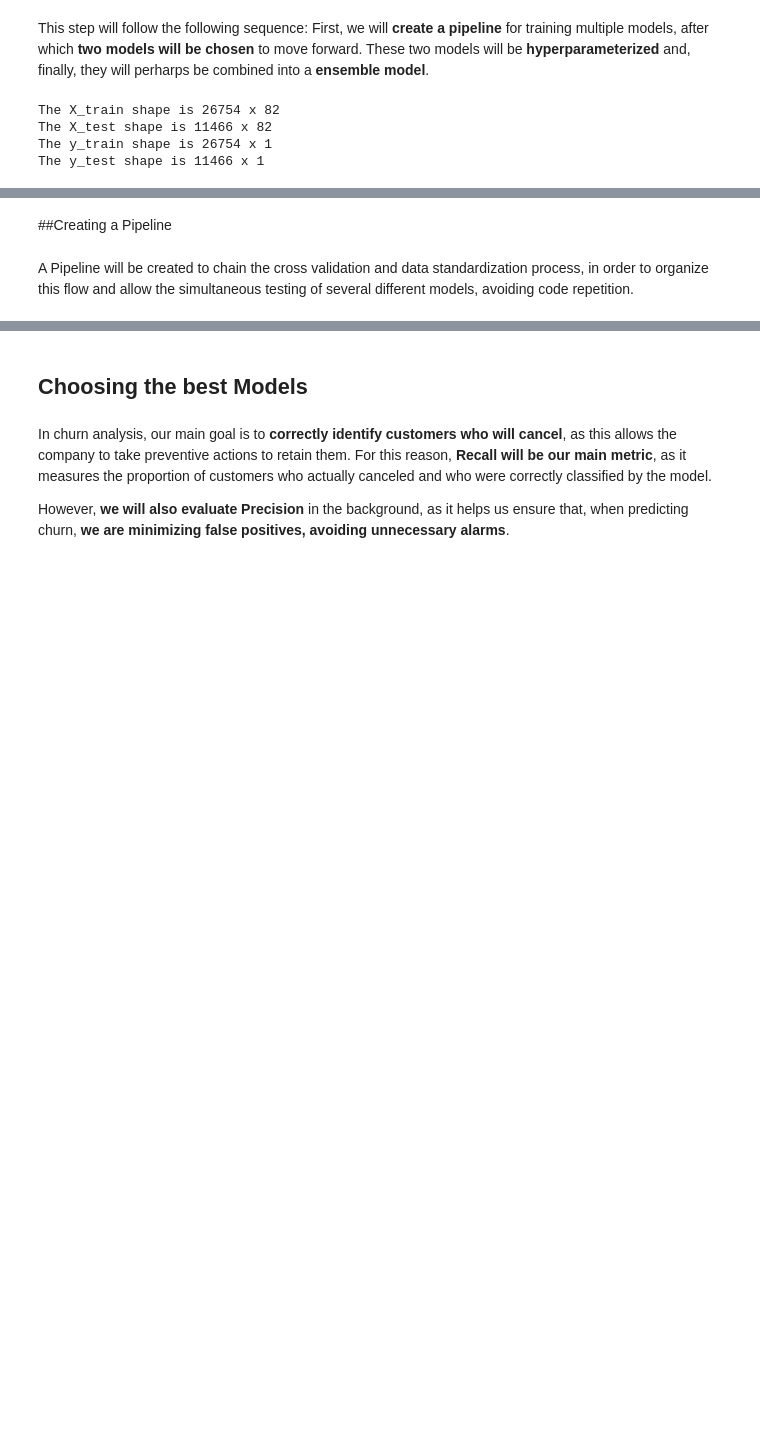
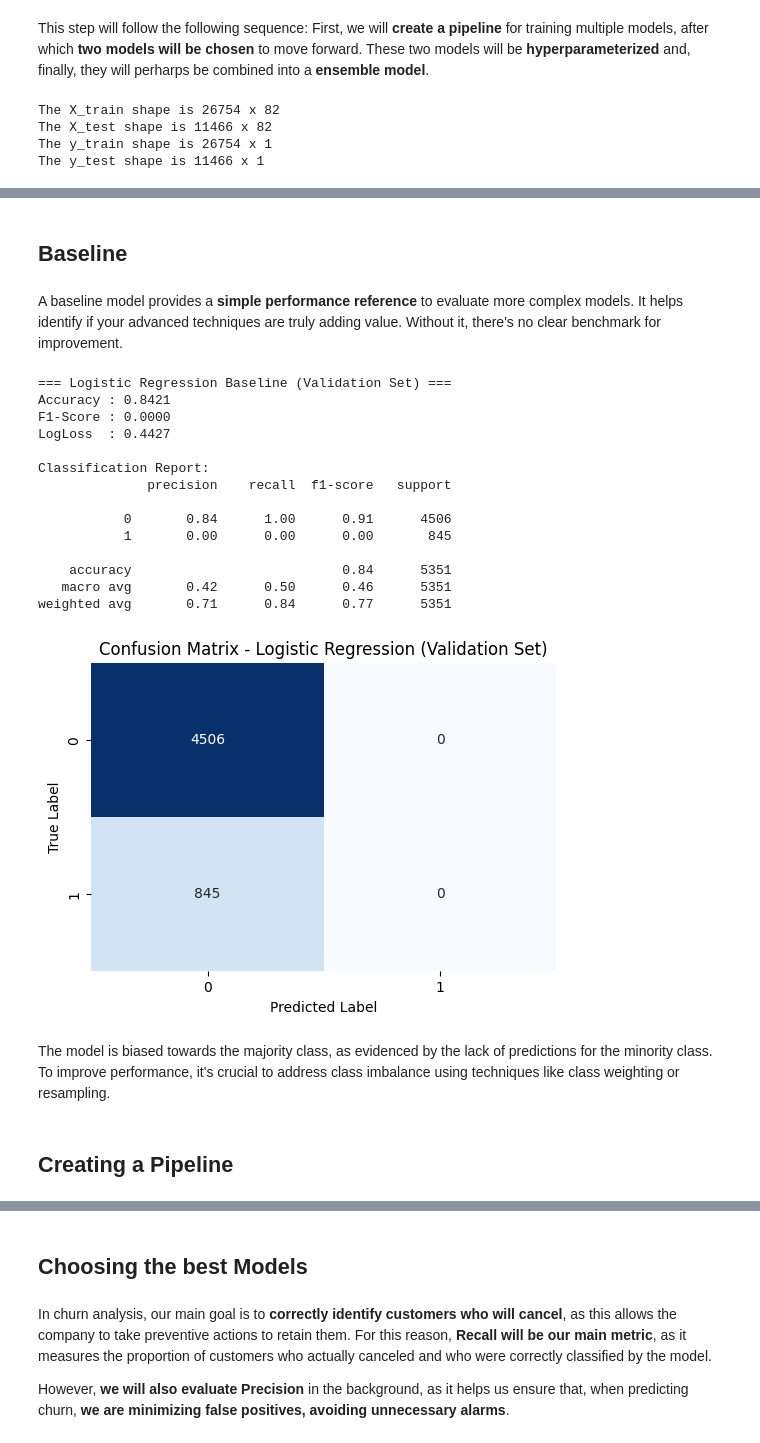
Before and after one commit to gabrielcapela/credit_risk, a Jupyter notebook: notebooks/II_modeling.ipynb, the cells around one changed output, grey strips where cells are left out. Drawn from its saved outputs; the diff is of its cells as text; code cells hidden in the pictures; blank space fills up the shorter version.

```diff
--- a/notebooks/II_modeling.ipynb
+++ b/notebooks/II_modeling.ipynb
@@ -52,4 +62,71 @@ The y_test shape is 11466 x 1
+# %% [markdown]
+## Baseline
+# %% [markdown]
+A baseline model provides a **simple performance reference** to evaluate more complex models. It helps identify if your advanced techniques are truly adding value. Without it, there's no clear benchmark for improvement.
+# %%
+from sklearn.linear_model import LogisticRegression
+from sklearn.metrics import (
+    f1_score, log_loss, confusion_matrix,
+    classification_report, accuracy_score
+)
+from sklearn.model_selection import train_test_split
+import seaborn as sns
+import matplotlib.pyplot as plt
+
+# Split the training data into train and validation sets
+X_train_split, X_val, y_train_split, y_val = train_test_split(
+    X_train, y_train, test_size=0.2, random_state=42, stratify=y_train
+)
+
+# Train a simple Logistic Regression model
+model = LogisticRegression(max_iter=1000)
+model.fit(X_train_split, y_train_split.values.ravel())
+
+
+# Make predictions on validation set
+y_pred = model.predict(X_val)
+y_proba = model.predict_proba(X_val)
+
+# Evaluate metrics on validation set
+f1 = f1_score(y_val, y_pred)
+ll = log_loss(y_val, y_proba)
+accuracy = accuracy_score(y_val, y_pred)
+
+# Print classification report
+print("=== Logistic Regression Baseline (Validation Set) ===")
+print(f"Accuracy : {accuracy:.4f}")
+print(f"F1-Score : {f1:.4f}")
+print(f"LogLoss  : {ll:.4f}")
+print("\nClassification Report:")
+print(classification_report(y_val, y_pred))
+
+# Confusion Matrix
+cm = confusion_matrix(y_val, y_pred)
+
+# Plot confusion matrix
+plt.figure(figsize=(6,4))
+sns.heatmap(cm, annot=True, fmt='d', cmap='Blues', cbar=False)
+plt.xlabel("Predicted Label")
+plt.ylabel("True Label")
+plt.title("Confusion Matrix - Logistic Regression (Validation Set)")
+plt.show()
+# %% [output]
+=== Logistic Regression Baseline (Validation Set) ===
+Accuracy : 0.8421
+F1-Score : 0.0000
+LogLoss  : 0.4427
+
+Classification Report:
+              precision    recall  f1-score   support
+
+           0       0.84      1.00      0.91      4506
+           1       0.00      0.00      0.00       845
+
+    accuracy                           0.84      5351
+   macro avg       0.42      0.50      0.46      5351
+weighted avg       0.71      0.84      0.77      5351
+[figure, added]
+# %% [markdown]
+The model is biased towards the majority class, as evidenced by the lack of predictions for the minority class. To improve performance, it's crucial to address class imbalance using techniques like class weighting or resampling.
 # %% [markdown]
-##Creating a Pipeline
+## Creating a Pipeline
-# %% [markdown]
-A Pipeline will be created to chain the cross validation and data standardization process, in order to organize this flow and allow the simultaneous testing of several different models, avoiding code repetition.
```
Also changed, not shown: parts of 13 cells of this notebook, 1 other file.
